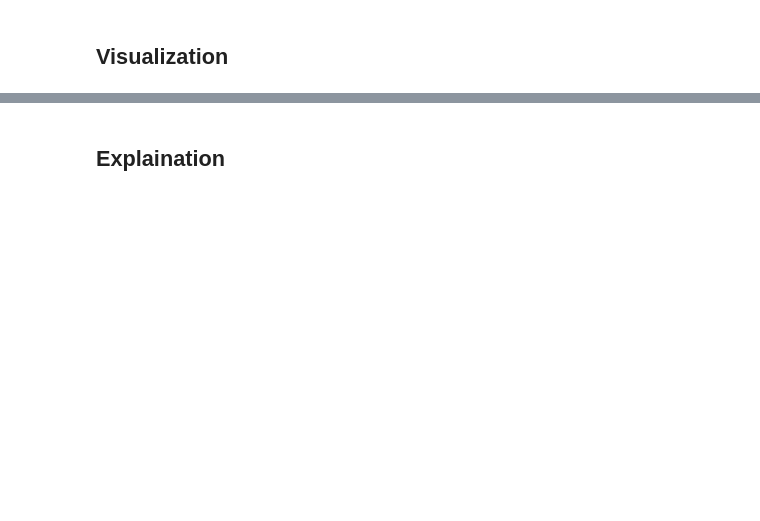
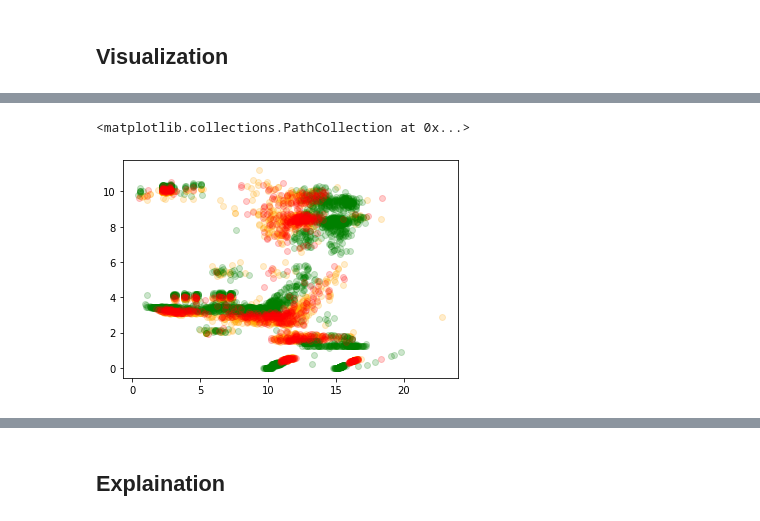
Before and after one commit to godofpdog/TabNet_Pytorch, a Jupyter notebook: samples/[EXP] Representation Learning on Robots Data (ACIEX1009R_Z1_20191127_20200227).ipynb, the cells around one changed output, grey strips where cells are left out. Saved outputs shown, nothing was run; the diff lists cells and outputs as text; code cells hidden in the pictures; blank space fills up the shorter version.

```diff
--- a/samples/[EXP] Representation Learning on Robots Data (ACIEX1009R_Z1_20191127_20200227).ipynb
+++ b/samples/[EXP] Representation Learning on Robots Data (ACIEX1009R_Z1_20191127_20200227).ipynb
@@ -242,0 +225,7 @@ plt.show()
+# %%
+plt.scatter(reprs[:2000, 0], reprs[:2000, 1], color='orange', alpha=0.2)
+plt.scatter(reprs[110000:, 0], reprs[110000:, 1], color='g', alpha=0.2)
+plt.scatter(reprs[60000:61000, 0], reprs[60000:61000, 1], color='r', alpha=0.2)
+# %% [output]
+<matplotlib.collections.PathCollection at 0x...>
+[figure, added]
```
Also changed, not shown: parts of 28 cells of this notebook, 2 other files.
